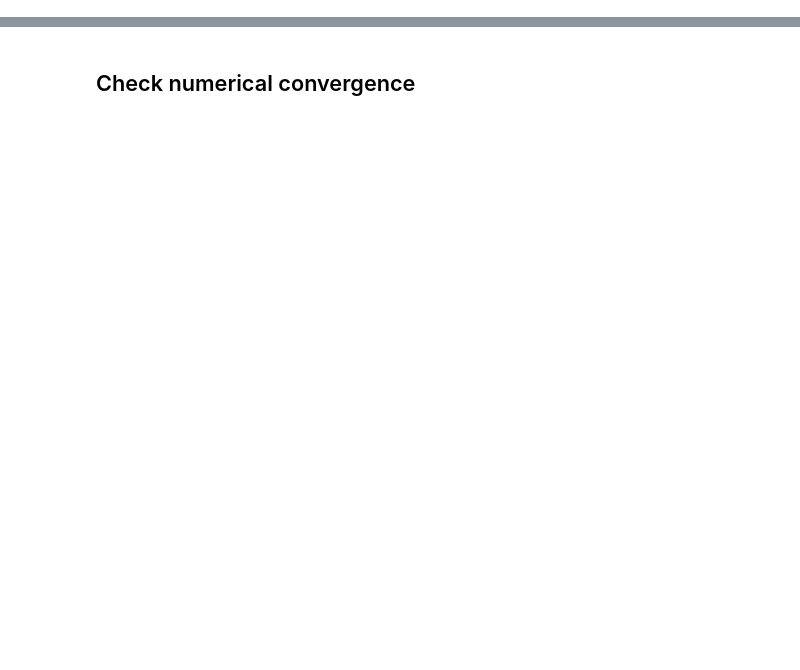
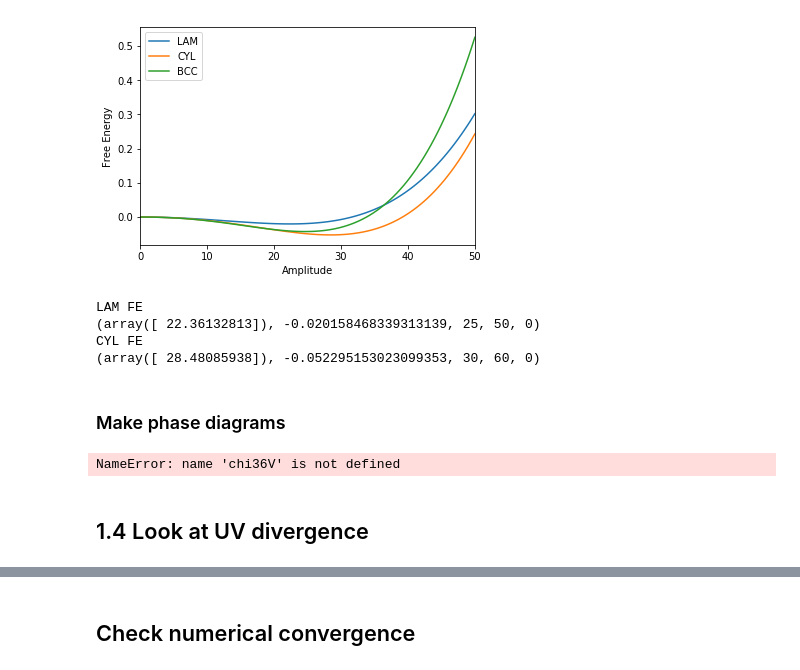
Before and after one commit to qmacAstanford/MultiPointCalculation, a Jupyter notebook: TestGAMcalc.ipynb, the cells around one changed output, grey strips where cells are left out. Saved outputs shown, nothing was run; the diff lists cells and outputs as text; code cells hidden in the pictures; blank space fills up the shorter version.

```diff
--- a/TestGAMcalc.ipynb
+++ b/TestGAMcalc.ipynb
@@ -162,0 +317,29 @@ plt.show()
+# %%
+CHI = 1/N
+AV = np.linspace(0, 50, 100)
+
+plt.plot(AV, FE1(AV, CHI, gam41), label='LAM')
+plt.plot(AV, FE3(AV, CHI, gam3, gam41, gam42), label='CYL')
+plt.plot(AV, FE6(AV, CHI, gam3, gam41, gam42, gam43, gam44), label='BCC')
+plt.xlabel('Amplitude')
+plt.ylabel('Free Energy')
+plt.legend()
+# plt.axis([0,50,-0.1,0.2])
+plt.xlim([0,50])
+plt.show()
+# %% [output]
+[figure, added]
+# %%
+print('LAM FE')
+print(optimize.fmin(lambda A: FE1(A, CHI, gam41),
+                    1, disp=False, full_output=1))
+print('CYL FE')
+print(optimize.fmin(lambda A: FE3(A, CHI, gam3, gam41, gam42),
+                    1e-1, disp=False, full_output=1))
+# %% [output]
+LAM FE
+(array([ 22.36132813]), -0.020158468339313139, 25, 50, 0)
+CYL FE
+(array([ 28.48085938]), -0.052295153023099353, 30, 60, 0)
+# %% [markdown]
+### Make phase diagrams
@@ -162,0 +377,15 @@ plt.show()
+# %%
+N = 100
+FAV = np.linspace(.10, .48, 21)
+CHIsV = np.zeros((len(FAV), 1))
+CHI13V = np.zeros((len(FAV), 1))
+CHI36V = np.zeros((len(FAV), 1))
+
+for i, FA in enumerate(FAV):
+    CHIsV[i] = chis(pset, N, FA)
+    CHI13V[i], chi36V[i] = chioot(N, FA)
+    print(N, FA, CHIsV[i], CHI13V[i], CHI36V[i])
+# %% [output]
+NameError: name 'chi36V' is not defined
+# %% [markdown]
+## 1.4 Look at UV divergence
```
Also changed, not shown: parts of 95 cells of this notebook.
